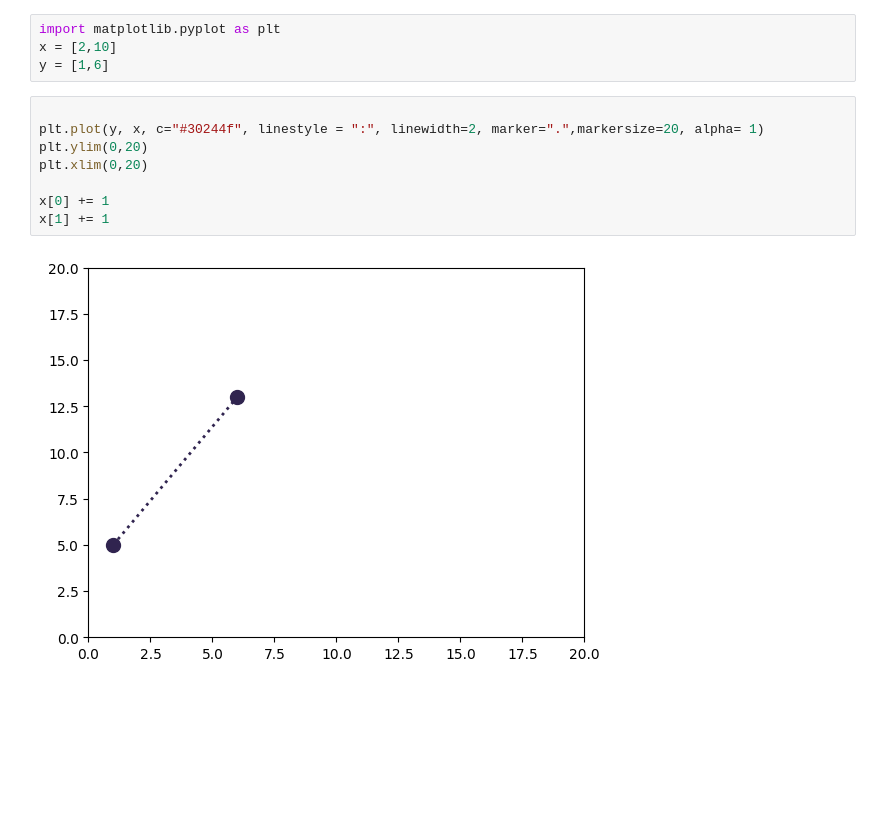
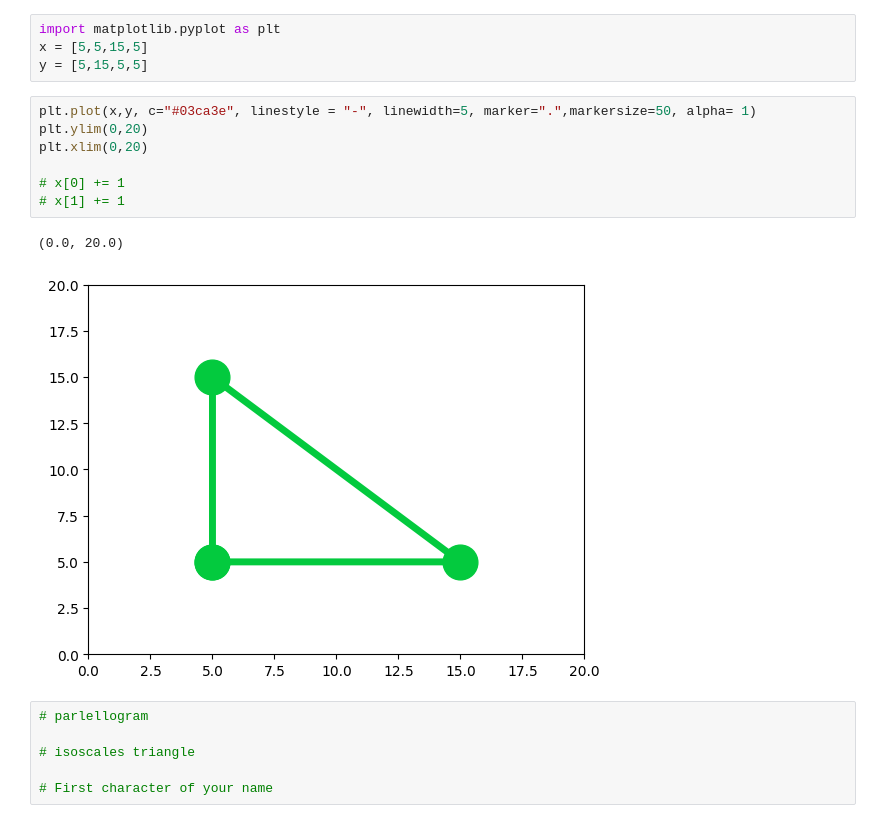
Before and after one commit to MadanReddy6/SURE-Trust, a Jupyter notebook: G32/Modules/matplot/2 line.ipynb, the cells around one changed output. Cells and saved outputs as stored; diff of their text form; blank space fills up the shorter version.

```diff
--- a/G32/Modules/matplot/2 line.ipynb
+++ b/G32/Modules/matplot/2 line.ipynb
@@ -1,14 +1,20 @@
 # %%
 import matplotlib.pyplot as plt
-x = [2,10]
-y = [1,6]
+x = [5,5,15,5]
+y = [5,15,5,5]
 # %%
-
-plt.plot(y, x, c="#30244f", linestyle = ":", linewidth=2, marker=".",markersize=20, alpha= 1)
+plt.plot(x,y, c="#03ca3e", linestyle = "-", linewidth=5, marker=".",markersize=50, alpha= 1)
 plt.ylim(0,20)
 plt.xlim(0,20)
 
-x[0] += 1
-x[1] += 1
+# x[0] += 1
+# x[1] += 1
 # %% [output]
+(0.0, 20.0)
-[figure, old version]
+[figure, new version]
+# %%
+# parlellogram
+
+# isoscales triangle
+
+# First character of your name
```
Also changed, not shown: 5 other files.
